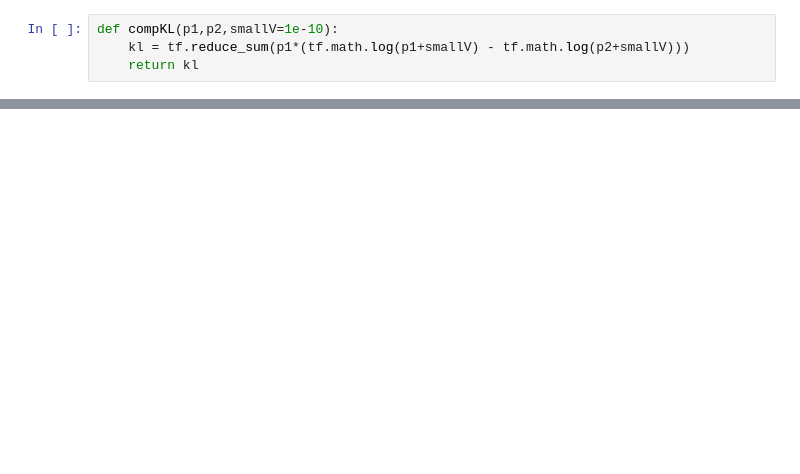
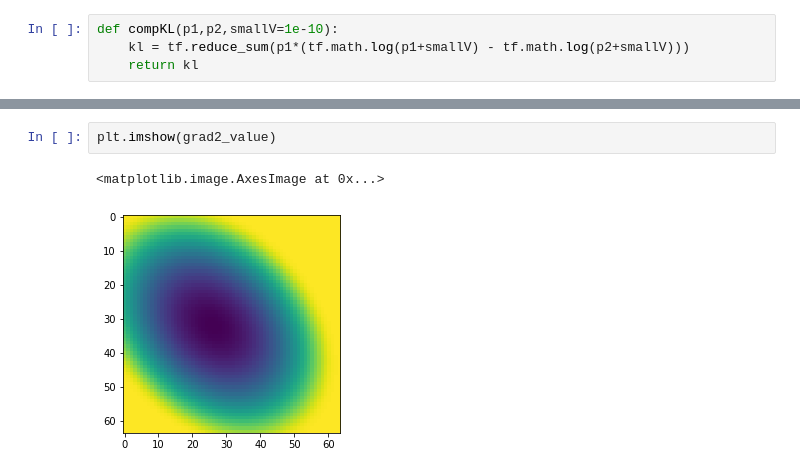
Before and after one commit to NagayoshiKotaro-wakayama-u/PartialConvolution, a Jupyter notebook: KLgradient_test.ipynb, the cells around one changed output, grey strips where cells are left out. Saved outputs shown, nothing was run; the diff lists cells and outputs as text; blank space fills up the shorter version.

```diff
--- a/KLgradient_test.ipynb
+++ b/KLgradient_test.ipynb
@@ -74,0 +99,5 @@ print(grad_value)
+# %%
+plt.imshow(grad2_value)
+# %% [output]
+<matplotlib.image.AxesImage at 0x...>
+[figure, added]
```
Also changed, not shown: parts of 5 cells of this notebook, 1 other file.
